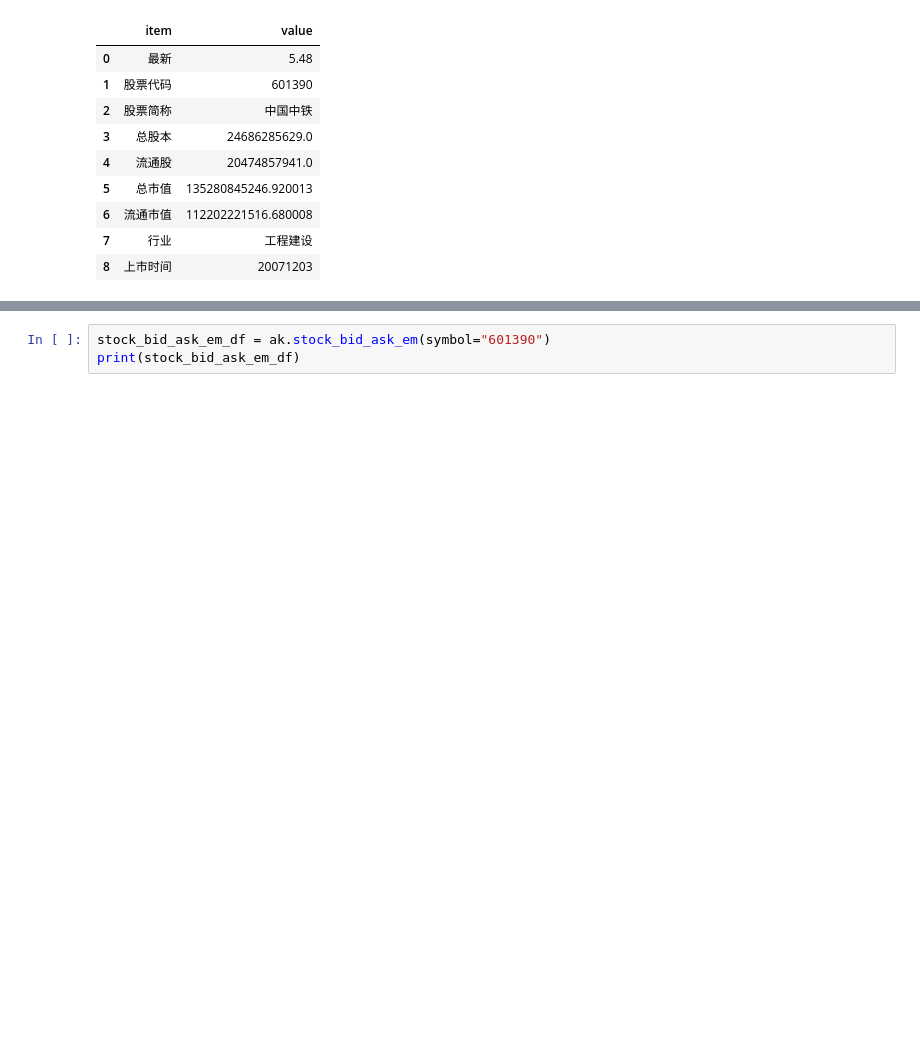
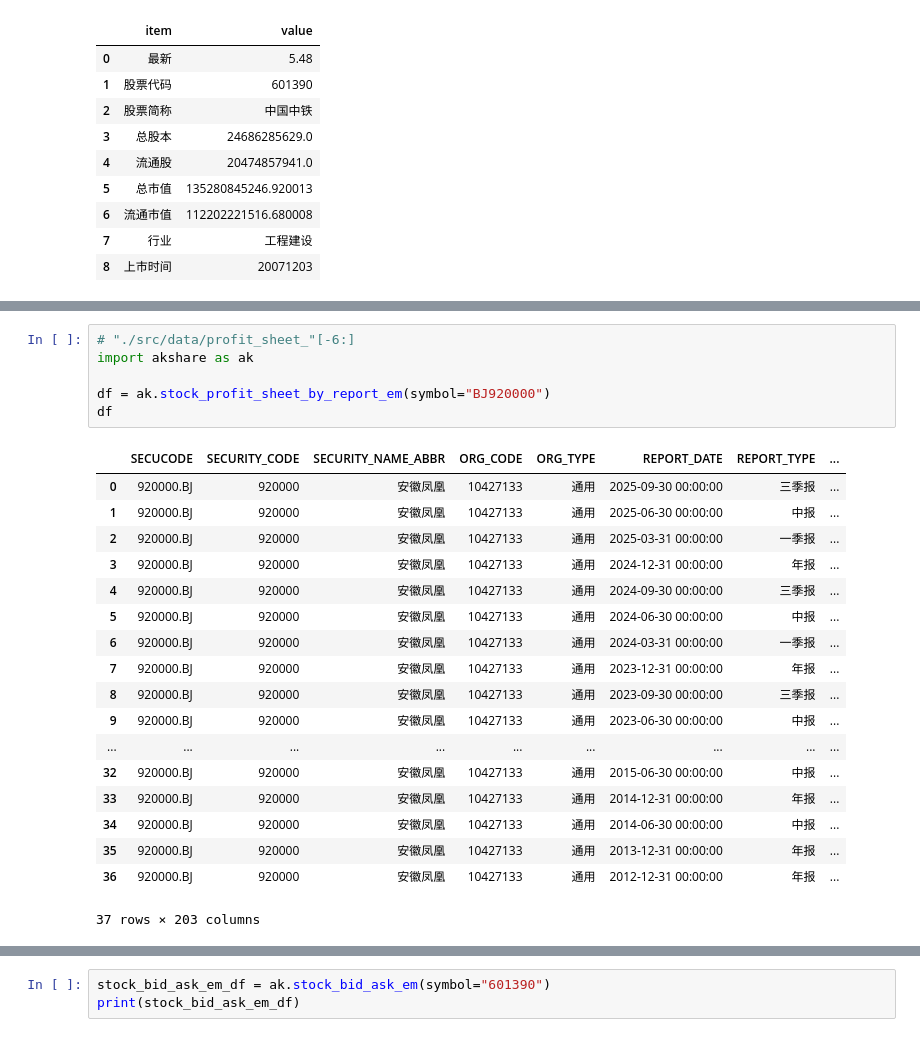
Before and after one commit to zmdsn/ecox, a Jupyter notebook: help.ipynb, the cells around one changed output, grey strips where cells are left out. Saved outputs shown, nothing was run; the diff lists cells and outputs as text; blank space fills up the shorter version.

Commit message:
base report

```diff
--- a/help.ipynb
+++ b/help.ipynb
@@ -25,0 +45,25 @@ stock_individual_info_em_df
+# %%
+# "./src/data/profit_sheet_"[-6:]
+import akshare as ak
+
+df = ak.stock_profit_sheet_by_report_em(symbol="BJ920000")
+df
+# %% [output]
+|  | SECUCODE | SECURITY_CODE | SECURITY_NAME_ABBR | ORG_CODE | ORG_TYPE | REPORT_DATE | REPORT_TYPE | ... |
+| 0 | 920000.BJ | 920000 | 安徽凤凰 | 10427133 | 通用 | 2025-09-30 00:00:00 | 三季报 | ... |
+| 1 | 920000.BJ | 920000 | 安徽凤凰 | 10427133 | 通用 | 2025-06-30 00:00:00 | 中报 | ... |
+| 2 | 920000.BJ | 920000 | 安徽凤凰 | 10427133 | 通用 | 2025-03-31 00:00:00 | 一季报 | ... |
+| 3 | 920000.BJ | 920000 | 安徽凤凰 | 10427133 | 通用 | 2024-12-31 00:00:00 | 年报 | ... |
+| 4 | 920000.BJ | 920000 | 安徽凤凰 | 10427133 | 通用 | 2024-09-30 00:00:00 | 三季报 | ... |
+| 5 | 920000.BJ | 920000 | 安徽凤凰 | 10427133 | 通用 | 2024-06-30 00:00:00 | 中报 | ... |
+| 6 | 920000.BJ | 920000 | 安徽凤凰 | 10427133 | 通用 | 2024-03-31 00:00:00 | 一季报 | ... |
+| 7 | 920000.BJ | 920000 | 安徽凤凰 | 10427133 | 通用 | 2023-12-31 00:00:00 | 年报 | ... |
+| 8 | 920000.BJ | 920000 | 安徽凤凰 | 10427133 | 通用 | 2023-09-30 00:00:00 | 三季报 | ... |
+| 9 | 920000.BJ | 920000 | 安徽凤凰 | 10427133 | 通用 | 2023-06-30 00:00:00 | 中报 | ... |
+| ... | ... | ... | ... | ... | ... | ... | ... | ... |
+| 32 | 920000.BJ | 920000 | 安徽凤凰 | 10427133 | 通用 | 2015-06-30 00:00:00 | 中报 | ... |
+| 33 | 920000.BJ | 920000 | 安徽凤凰 | 10427133 | 通用 | 2014-12-31 00:00:00 | 年报 | ... |
+| 34 | 920000.BJ | 920000 | 安徽凤凰 | 10427133 | 通用 | 2014-06-30 00:00:00 | 中报 | ... |
+| 35 | 920000.BJ | 920000 | 安徽凤凰 | 10427133 | 通用 | 2013-12-31 00:00:00 | 年报 | ... |
+| 36 | 920000.BJ | 920000 | 安徽凤凰 | 10427133 | 通用 | 2012-12-31 00:00:00 | 年报 | ... |
+37 rows × 203 columns
```
Also changed, not shown: parts of 11 cells of this notebook, 12 other files.
